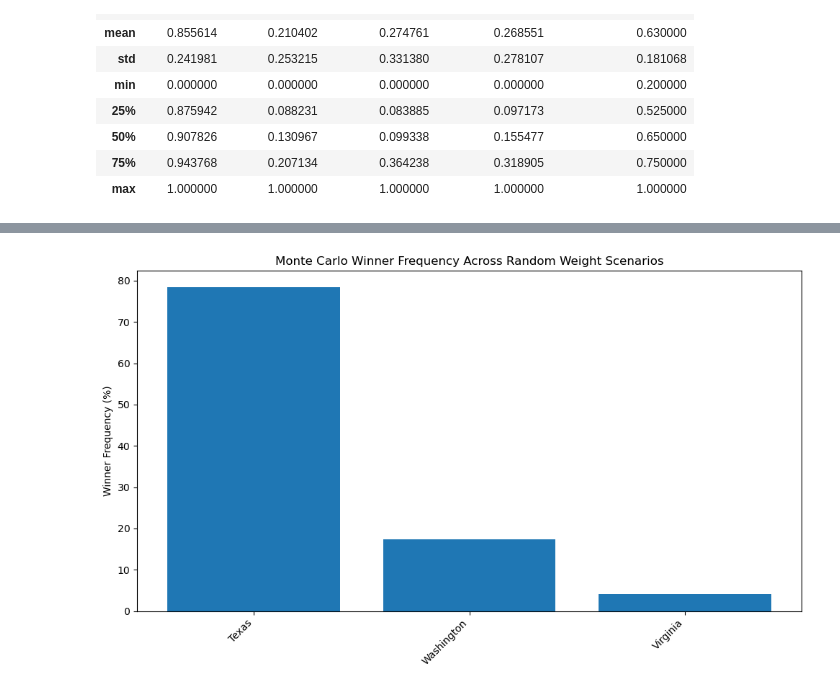
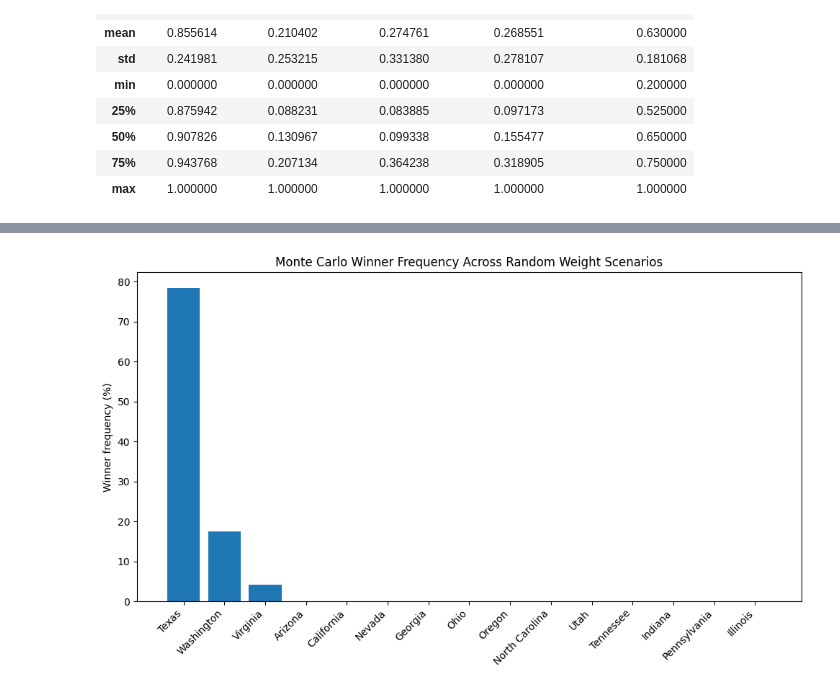
Before and after one commit to finnrcase/ai-infrastructure-economics, a Jupyter notebook: notebooks/04_monte_carlo.ipynb, the cells around one changed output, grey strips where cells are left out. Drawn from its saved outputs; the diff is of its cells as text; code cells hidden in the pictures.

Commit message:
Refactor Monte Carlo notebook to use shared simulation table

```diff
--- a/notebooks/04_monte_carlo.ipynb
+++ b/notebooks/04_monte_carlo.ipynb
@@ -115,23 +119,26 @@ states[score_columns].describe()
 n_simulations = 10_000
 np.random.seed(42)
 
-results = []
+records = []
 
 for i in range(n_simulations):
     weights = np.random.dirichlet(np.ones(len(score_columns)))
-
     simulation_scores = states[score_columns].values @ weights
 
-    winner_index = np.argmax(simulation_scores)
-    winner_state = states.iloc[winner_index]["State"]
+    temp = states[["State"]].copy()
+    temp["score"] = simulation_scores
+    temp["rank"] = temp["score"].rank(ascending=False, method="first").astype(int)
 
-    results.append({
-        "simulation": i,
-        "winner": winner_state,
-        **{f"weight_{col}": weight for col, weight in zip(score_columns, weights)}
-    })
+    for _, row in temp.iterrows():
+        records.append({
+            "simulation": i,
+            "State": row["State"],
+            "score": row["score"],
+            "rank": row["rank"],
+            **{f"weight_{col}": weight for col, weight in zip(score_columns, weights)}
+        })
 
-simulation_results = pd.DataFrame(results)
+monte_carlo_results = pd.DataFrame(records)
 
-simulation_results.head()
+monte_carlo_results.head()
 # %% [output]
@@ -160,16 +215,20 @@ winner_frequency
 # %%
+winner_plot = winner_frequency.sort_values(
+    "Winner_Frequency_Percent",
+    ascending=False
+)
+
 plt.figure(figsize=(10, 6))
 
 plt.bar(
-    winner_frequency["State"],
-    winner_frequency["Winner_Frequency_Percent"]
+    winner_plot["State"],
+    winner_plot["Winner_Frequency_Percent"]
 )
 
 plt.xticks(rotation=45, ha="right")
-plt.ylabel("Winner Frequency (%)")
+plt.ylabel("Winner frequency (%)")
 plt.title("Monte Carlo Winner Frequency Across Random Weight Scenarios")
 plt.tight_layout()
-
 plt.show()
 # %% [output]
-[figure, old version]
+[figure, new version]
```
Also changed, not shown: parts of 10 cells of this notebook, 4 other files.
